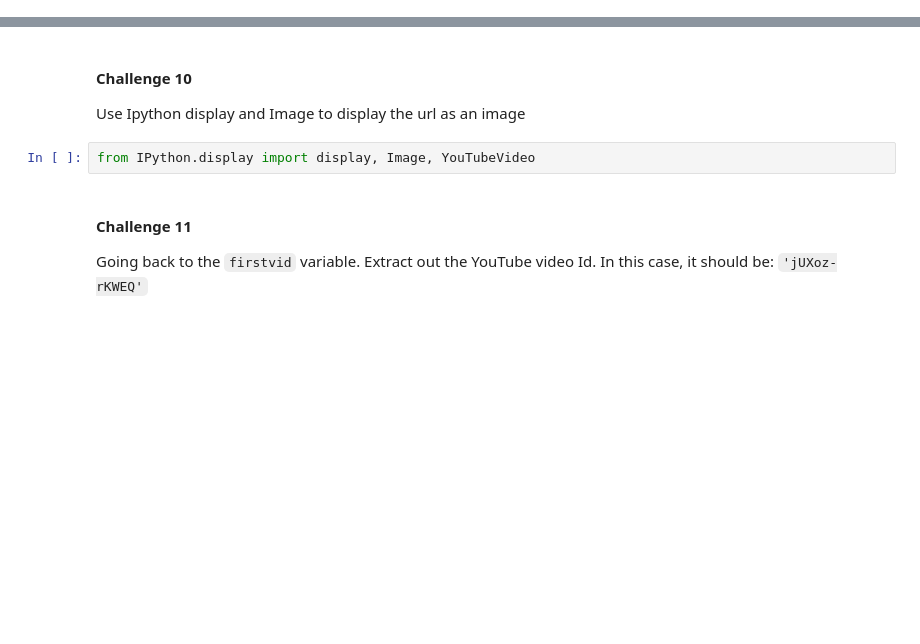
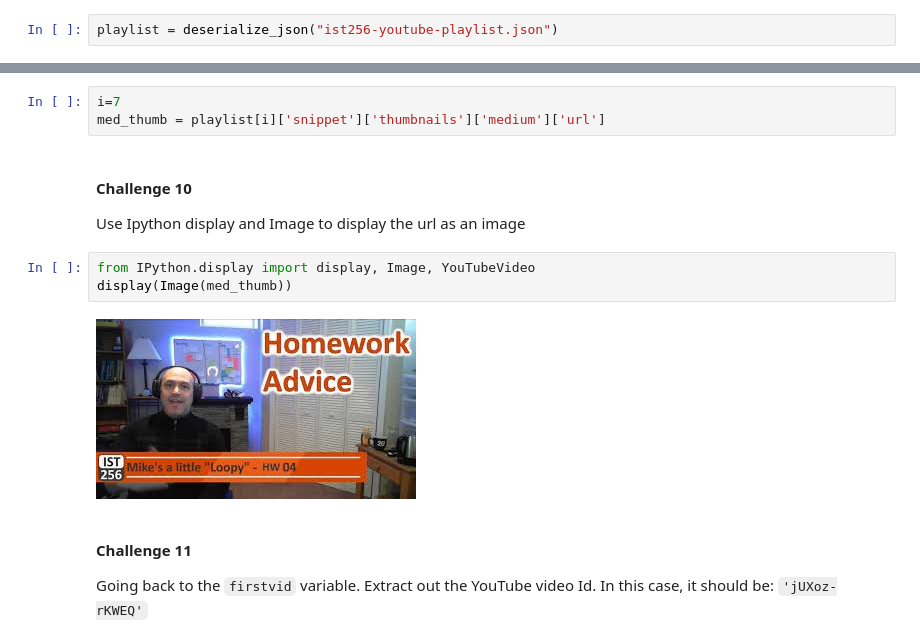
Before and after one commit to ist256/spring2026, a Jupyter notebook: lessons/09-Dictionaries/SmallGroup-Dictionaries.ipynb, the cells around one changed output, grey strips where cells are left out. Saved outputs shown, nothing was run; the diff lists cells and outputs as text; blank space fills up the shorter version.

```diff
--- a/lessons/09-Dictionaries/SmallGroup-Dictionaries.ipynb
+++ b/lessons/09-Dictionaries/SmallGroup-Dictionaries.ipynb
@@ -58,6 +46,8 @@ You will be given a minute or two to complete each of these code challenges. The
 #### Challenge 1
 
 Deserialize the `ist256-youtube-playlist.json` file into the variable `playlist`
+# %%
+playlist = deserialize_json("ist256-youtube-playlist.json")
 # %% [markdown]
 #### Challenge 2
 
@@ -171,9 +171,15 @@ https://i.ytimg.com/vi/dTasdLouiak/mqdefault.jpg
+# %%
+i=7
+med_thumb = playlist[i]['snippet']['thumbnails']['medium']['url']
 # %% [markdown]
 #### Challenge 10
 
 Use Ipython display and Image to display the url as an image
 # %%
 from IPython.display import display, Image, YouTubeVideo
+display(Image(med_thumb))
+# %% [output]
+[figure, added]
 # %% [markdown]
 #### Challenge 11
 
```
Also changed, not shown: parts of 27 cells of this notebook.
